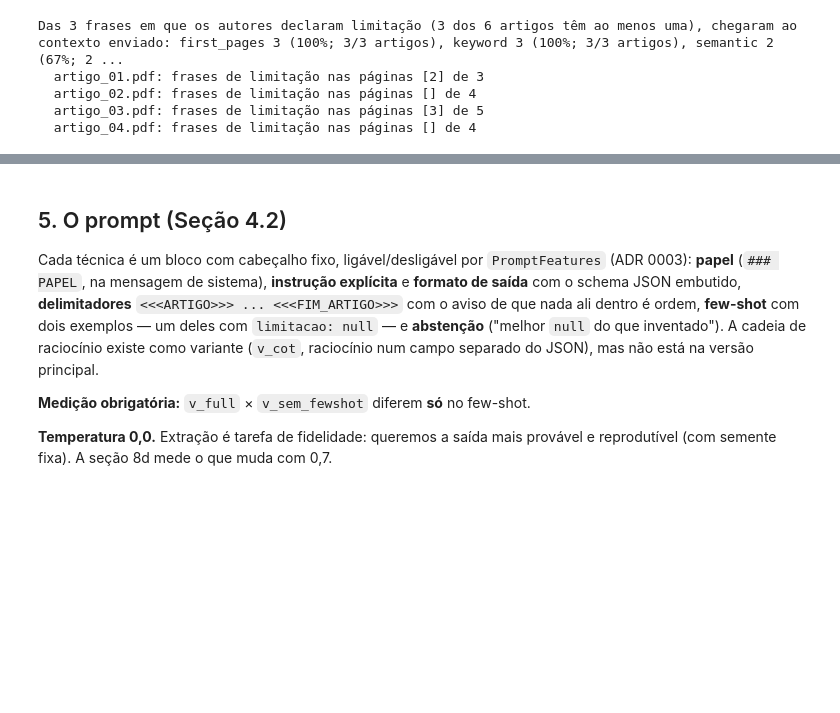
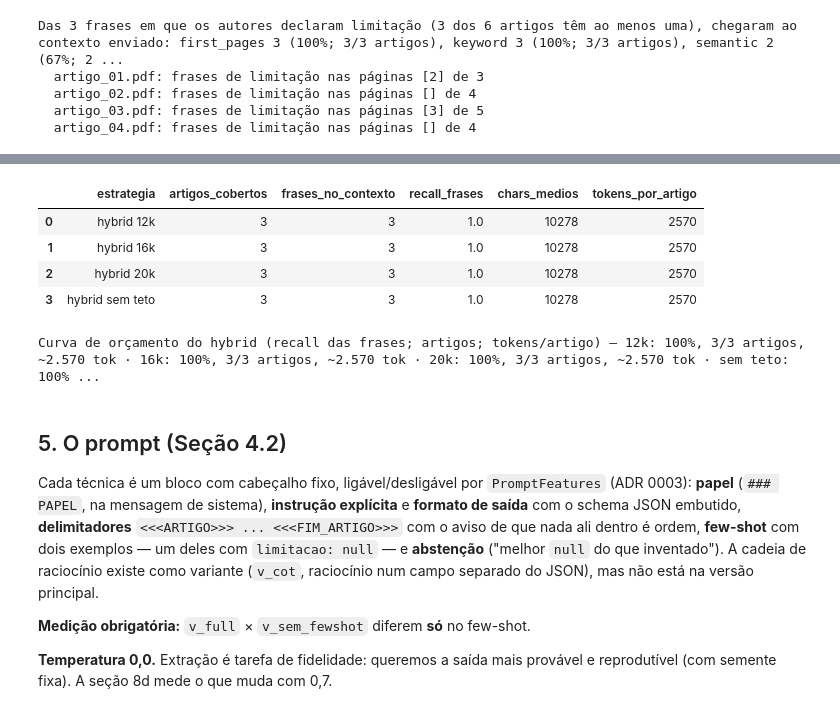
Before and after one commit to mascenaa/andre, a Jupyter notebook: notebooks/AtividadeI_SOBRENOMES.ipynb, the cells around one changed output, grey strips where cells are left out. Saved outputs shown, nothing was run; the diff lists cells and outputs as text; code cells hidden in the pictures; blank space fills up the shorter version.

```diff
--- a/notebooks/AtividadeI_SOBRENOMES.ipynb
+++ b/notebooks/AtividadeI_SOBRENOMES.ipynb
@@ -308,3 +325,26 @@ Das 3 frases em que os autores declaram limitação (3 dos 6 artigos têm ao men
+# %%
+from ficha.report.assemble import budget_sentence
+from ficha.report.overview import budget_curve
+
+ORCAMENTO_HYBRID = ""
+if recall_table is not None and "hybrid" in selectors:
+    curva = budget_curve(docs, selectors["hybrid"], [12000, 16000, 20000, None])
+    display(curva[["estrategia", "artigos_cobertos", "frases_no_contexto", "recall_frases",
+                   "chars_medios", "tokens_por_artigo"]])
+    ORCAMENTO_HYBRID = budget_sentence(curva, recall, docs)
+    print(ORCAMENTO_HYBRID)
+CIRCULARIDADE = (
+    "Ressalva: as pistas de seleção e o regex de medição compartilham cinco termos; nas "
+    "frases sem pista, as pistas não ajudam com 12k — o ganho real está nas limitações "
+    "explícitas revisadas à mão (ADR 0002)."
+) if MODO == "real" else ""
+# %% [output]
+|  | estrategia | artigos_cobertos | frases_no_contexto | recall_frases | chars_medios | tokens_por_artigo |
+| 0 | hybrid 12k | 3 | 3 | 1.0 | 10278 | 2570 |
+| 1 | hybrid 16k | 3 | 3 | 1.0 | 10278 | 2570 |
+| 2 | hybrid 20k | 3 | 3 | 1.0 | 10278 | 2570 |
+| 3 | hybrid sem teto | 3 | 3 | 1.0 | 10278 | 2570 |
+Curva de orçamento do hybrid (recall das frases; artigos; tokens/artigo) — 12k: 100%, 3/3 artigos, ~2.570 tok · 16k: 100%, 3/3 artigos, ~2.570 tok · 20k: 100%, 3/3 artigos, ~2.570 tok · sem teto: 100% ...
 # %% [markdown]
 ## 5. O prompt (Seção 4.2)
 
```
Also changed, not shown: parts of 18 cells of this notebook, 12 other files.
